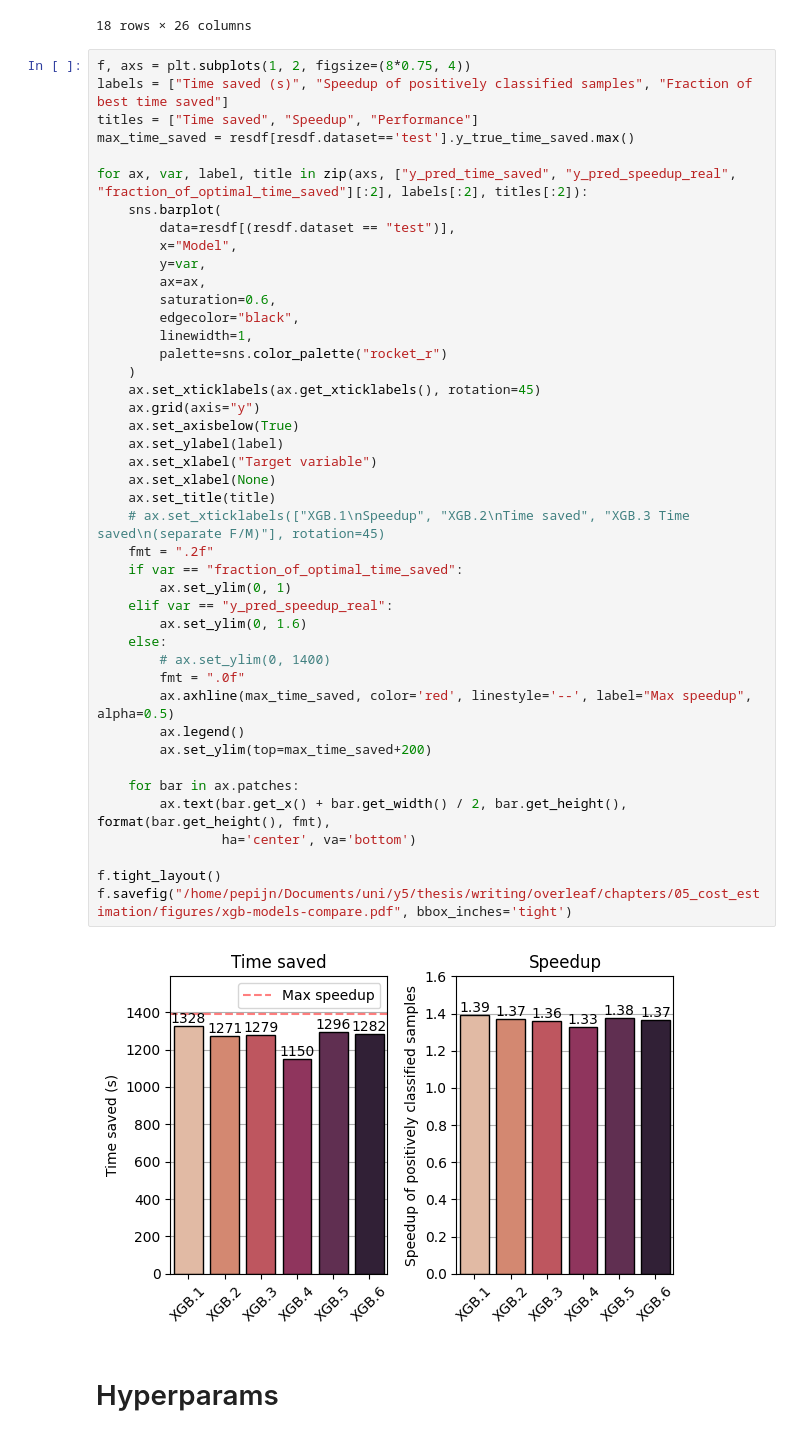
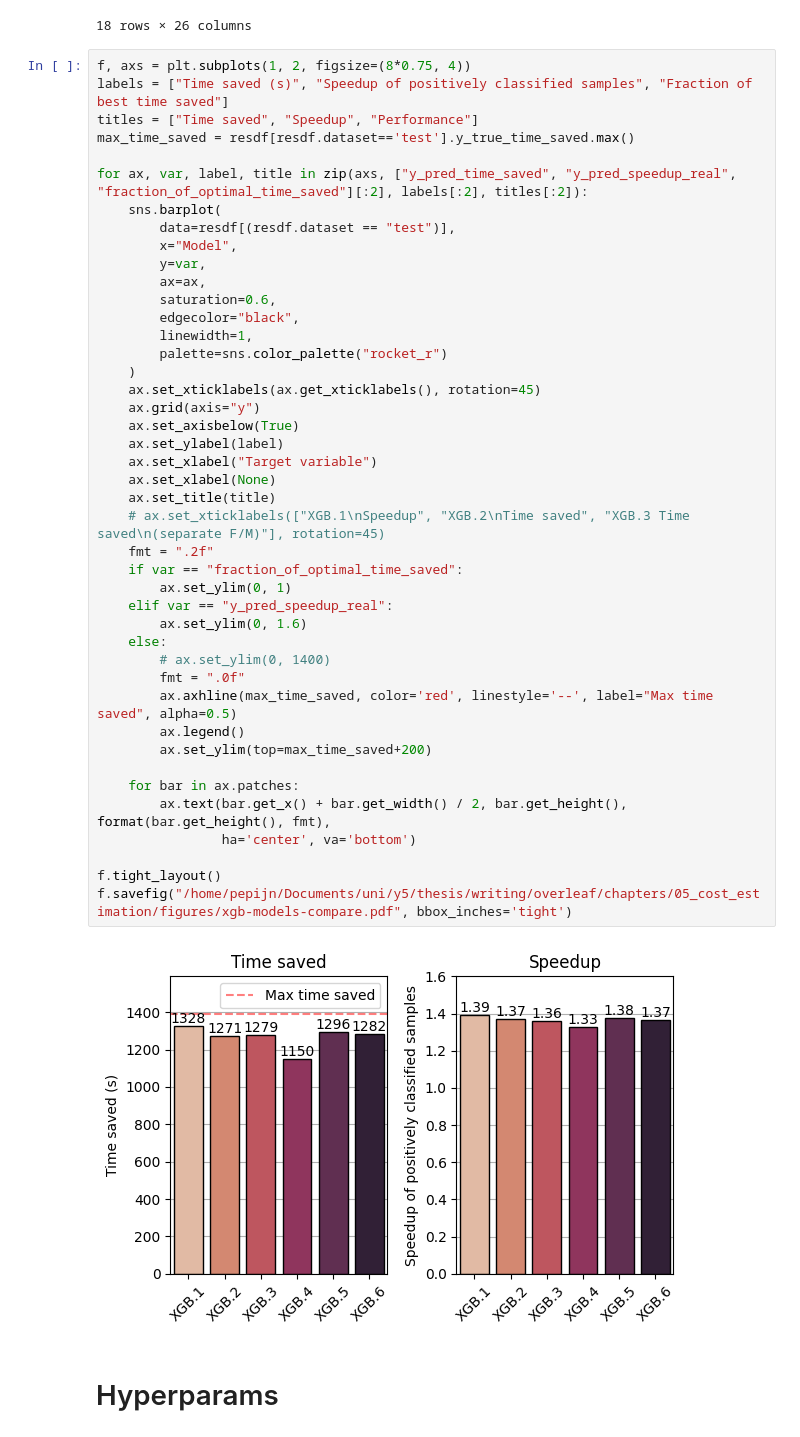
Before and after one commit to ptemarvelde/amalur-experiments, a Jupyter notebook: results/full_1/xgboost.ipynb, the cells around one changed output. Drawn from its saved outputs; the diff is of its cells as text.

Commit message:
fix annotation xgboost plot

```diff
--- a/results/full_1/xgboost.ipynb
+++ b/results/full_1/xgboost.ipynb
@@ -288,35 +285,35 @@ for ax, var, label, title in zip(axs, ["y_pred_time_saved", "y_pred_speedup_real
         edgecolor="black",
         linewidth=1,
         palette=sns.color_palette("rocket_r")
     )
     ax.set_xticklabels(ax.get_xticklabels(), rotation=45)
     ax.grid(axis="y")
     ax.set_axisbelow(True)
     ax.set_ylabel(label)
     ax.set_xlabel("Target variable")
     ax.set_xlabel(None)
     ax.set_title(title)
     # ax.set_xticklabels(["XGB.1\nSpeedup", "XGB.2\nTime saved", "XGB.3 Time saved\n(separate F/M)"], rotation=45)
     fmt = ".2f"
     if var == "fraction_of_optimal_time_saved":
         ax.set_ylim(0, 1)
     elif var == "y_pred_speedup_real":
         ax.set_ylim(0, 1.6)
     else:
         # ax.set_ylim(0, 1400)
         fmt = ".0f"
-        ax.axhline(max_time_saved, color='red', linestyle='--', label="Max speedup", alpha=0.5)
+        ax.axhline(max_time_saved, color='red', linestyle='--', label="Max time saved", alpha=0.5)
         ax.legend()
         ax.set_ylim(top=max_time_saved+200)
 
     for bar in ax.patches:
         ax.text(bar.get_x() + bar.get_width() / 2, bar.get_height(), format(bar.get_height(), fmt),
                 ha='center', va='bottom')
 
 f.tight_layout()
 f.savefig("/home/pepijn/Documents/uni/y5/thesis/writing/overleaf/chapters/05_cost_estimation/figures/xgb-models-compare.pdf", bbox_inches='tight')
 # %% [output]
-[figure, old version]
+[figure, new version]
 # %% [markdown]
 # Hyperparams
 # %%
```
Also changed, not shown: parts of 1 cell of this notebook.
